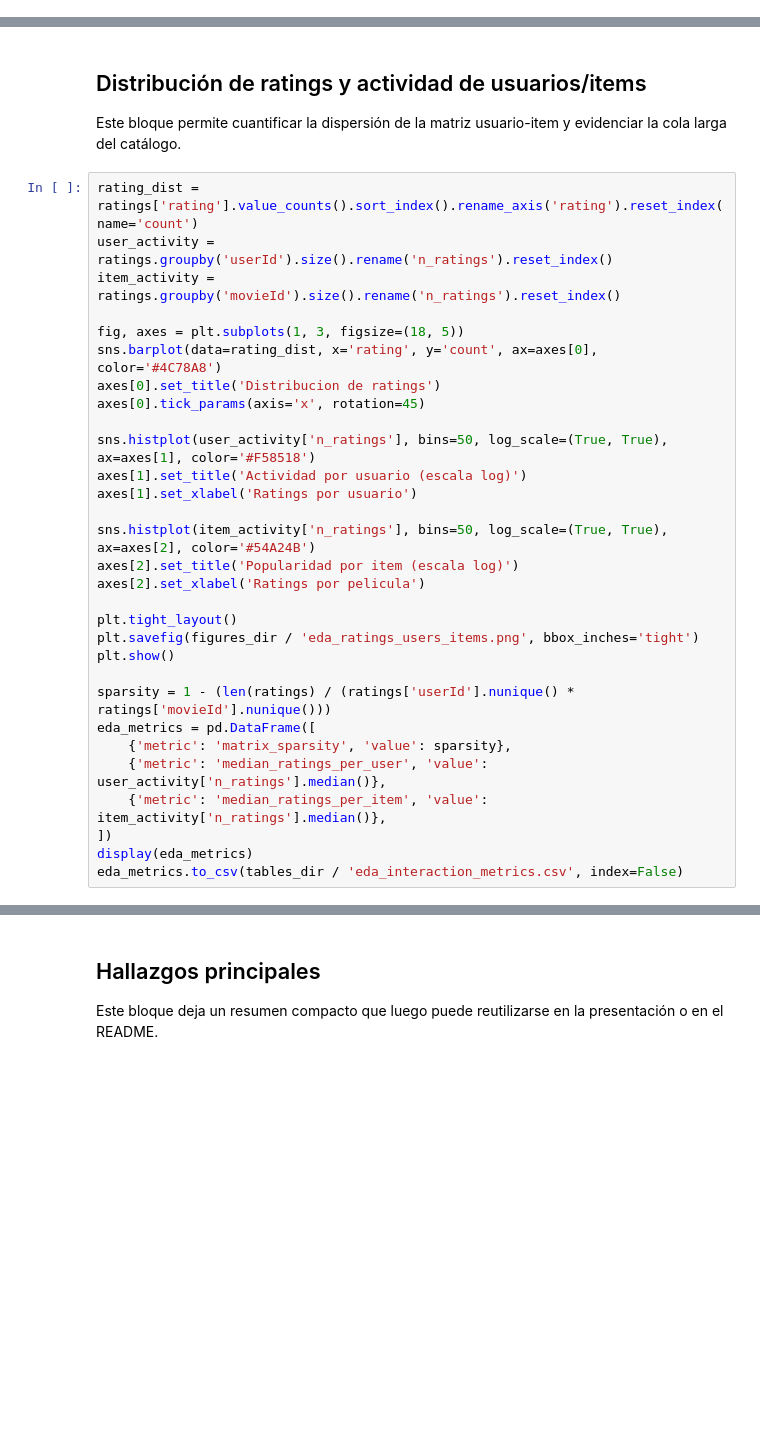
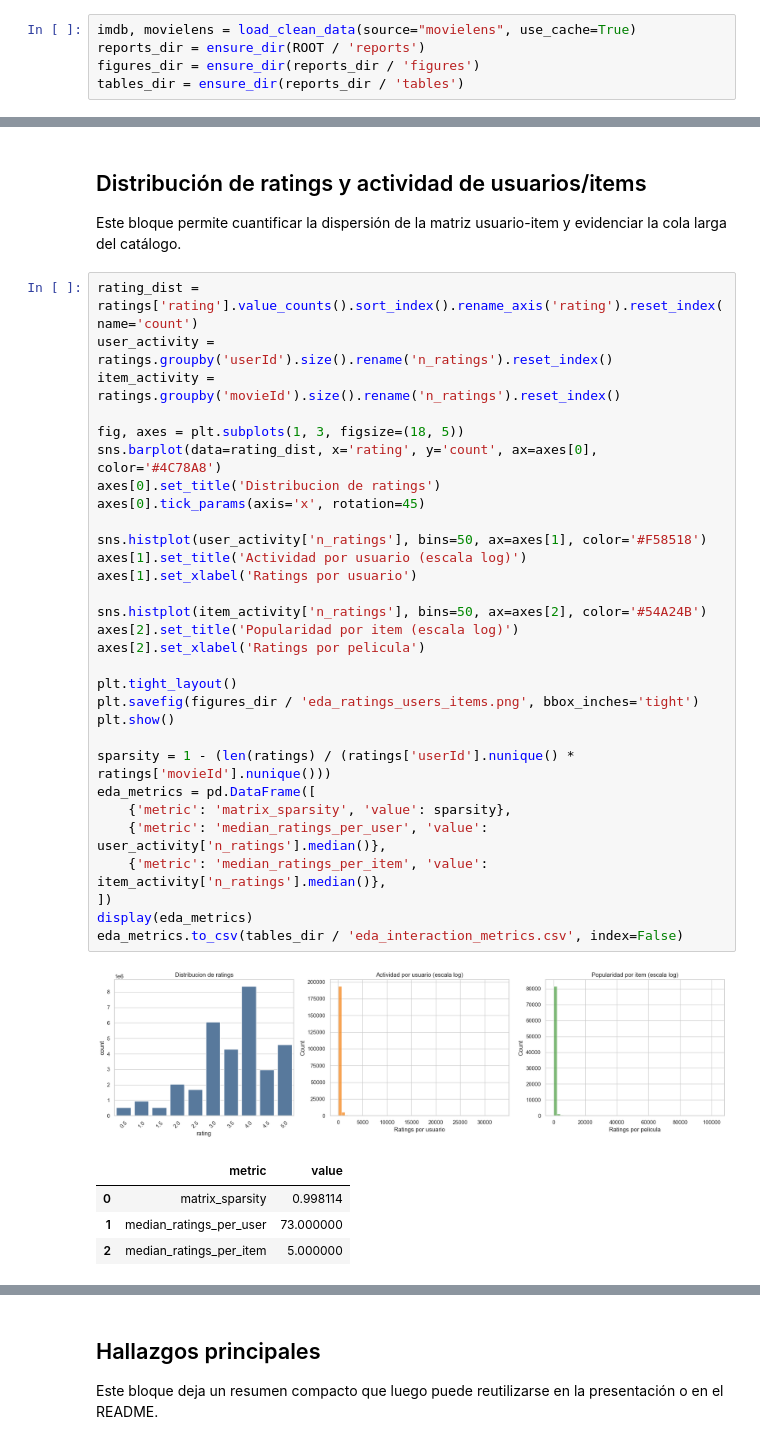
Before and after one commit to Alfpp1998/dmc-tp1-rec-sys, a Jupyter notebook: notebooks/01_eda_ratings_and_catalog.ipynb, the cells around one changed output, grey strips where cells are left out. Cells and saved outputs as stored; diff of their text form; blank space fills up the shorter version.

```diff
--- a/notebooks/01_eda_ratings_and_catalog.ipynb
+++ b/notebooks/01_eda_ratings_and_catalog.ipynb
@@ -29,0 +23,5 @@ tables_dir = ensure_dir(reports_dir / 'tables')
+# %%
+imdb, movielens = load_clean_data(source="movielens", use_cache=True)
+reports_dir = ensure_dir(ROOT / 'reports')
+figures_dir = ensure_dir(reports_dir / 'figures')
+tables_dir = ensure_dir(reports_dir / 'tables')
@@ -62,33 +90,39 @@ Este bloque permite cuantificar la dispersión de la matriz usuario-item y evide
 # %%
 rating_dist = ratings['rating'].value_counts().sort_index().rename_axis('rating').reset_index(name='count')
 user_activity = ratings.groupby('userId').size().rename('n_ratings').reset_index()
 item_activity = ratings.groupby('movieId').size().rename('n_ratings').reset_index()
 
 fig, axes = plt.subplots(1, 3, figsize=(18, 5))
 sns.barplot(data=rating_dist, x='rating', y='count', ax=axes[0], color='#4C78A8')
 axes[0].set_title('Distribucion de ratings')
 axes[0].tick_params(axis='x', rotation=45)
 
-sns.histplot(user_activity['n_ratings'], bins=50, log_scale=(True, True), ax=axes[1], color='#F58518')
+sns.histplot(user_activity['n_ratings'], bins=50, ax=axes[1], color='#F58518')
 axes[1].set_title('Actividad por usuario (escala log)')
 axes[1].set_xlabel('Ratings por usuario')
 
-sns.histplot(item_activity['n_ratings'], bins=50, log_scale=(True, True), ax=axes[2], color='#54A24B')
+sns.histplot(item_activity['n_ratings'], bins=50, ax=axes[2], color='#54A24B')
 axes[2].set_title('Popularidad por item (escala log)')
 axes[2].set_xlabel('Ratings por pelicula')
 
 plt.tight_layout()
 plt.savefig(figures_dir / 'eda_ratings_users_items.png', bbox_inches='tight')
 plt.show()
 
 sparsity = 1 - (len(ratings) / (ratings['userId'].nunique() * ratings['movieId'].nunique()))
 eda_metrics = pd.DataFrame([
     {'metric': 'matrix_sparsity', 'value': sparsity},
     {'metric': 'median_ratings_per_user', 'value': user_activity['n_ratings'].median()},
     {'metric': 'median_ratings_per_item', 'value': item_activity['n_ratings'].median()},
 ])
 display(eda_metrics)
 eda_metrics.to_csv(tables_dir / 'eda_interaction_metrics.csv', index=False)
+# %% [output]
+[figure, added]
+|  | metric | value |
+| 0 | matrix_sparsity | 0.998114 |
+| 1 | median_ratings_per_user | 73.000000 |
+| 2 | median_ratings_per_item | 5.000000 |
 # %% [markdown]
 ## Géneros, cobertura de tags y evolución temporal
 
```
Also changed, not shown: parts of 10 cells of this notebook, 16 other files.
